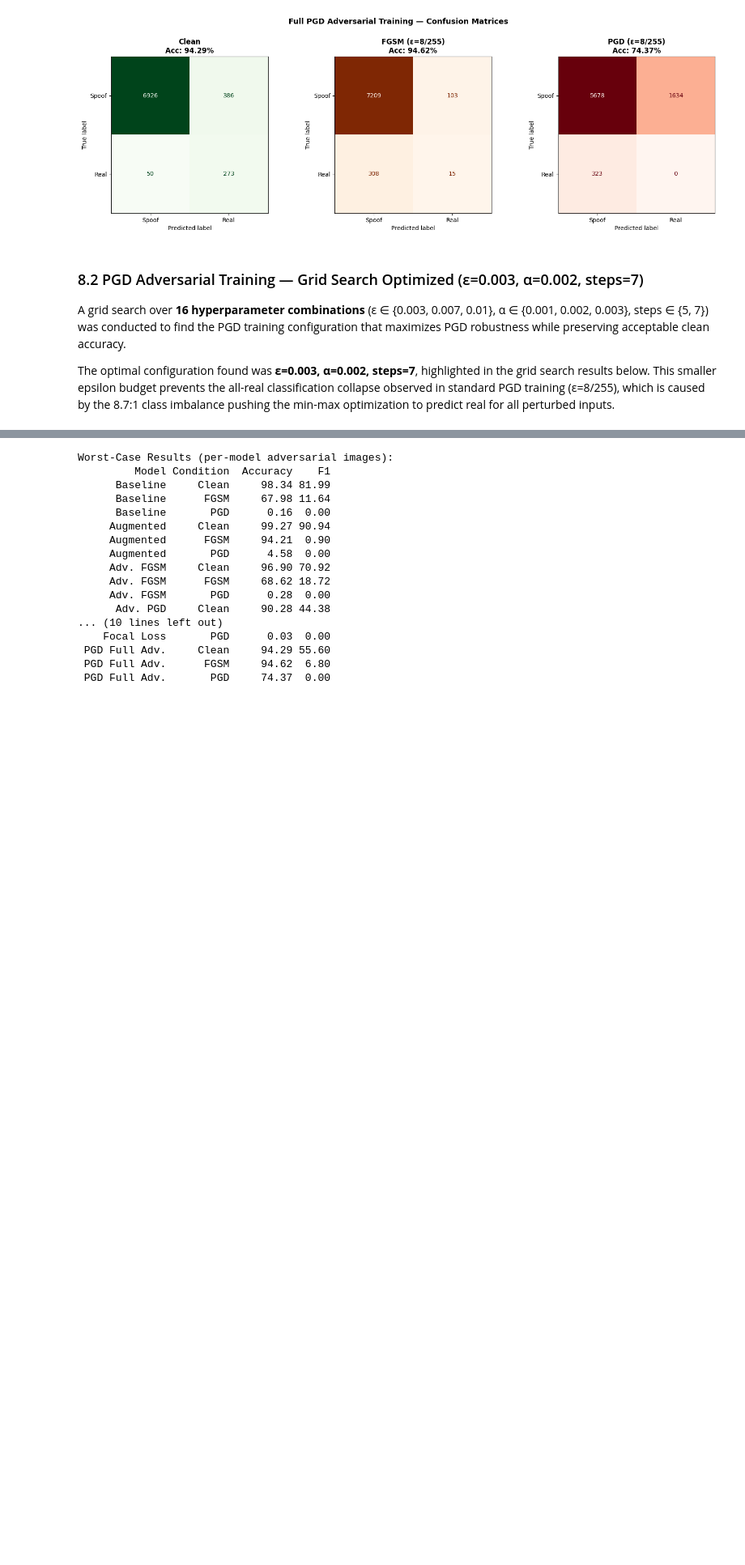
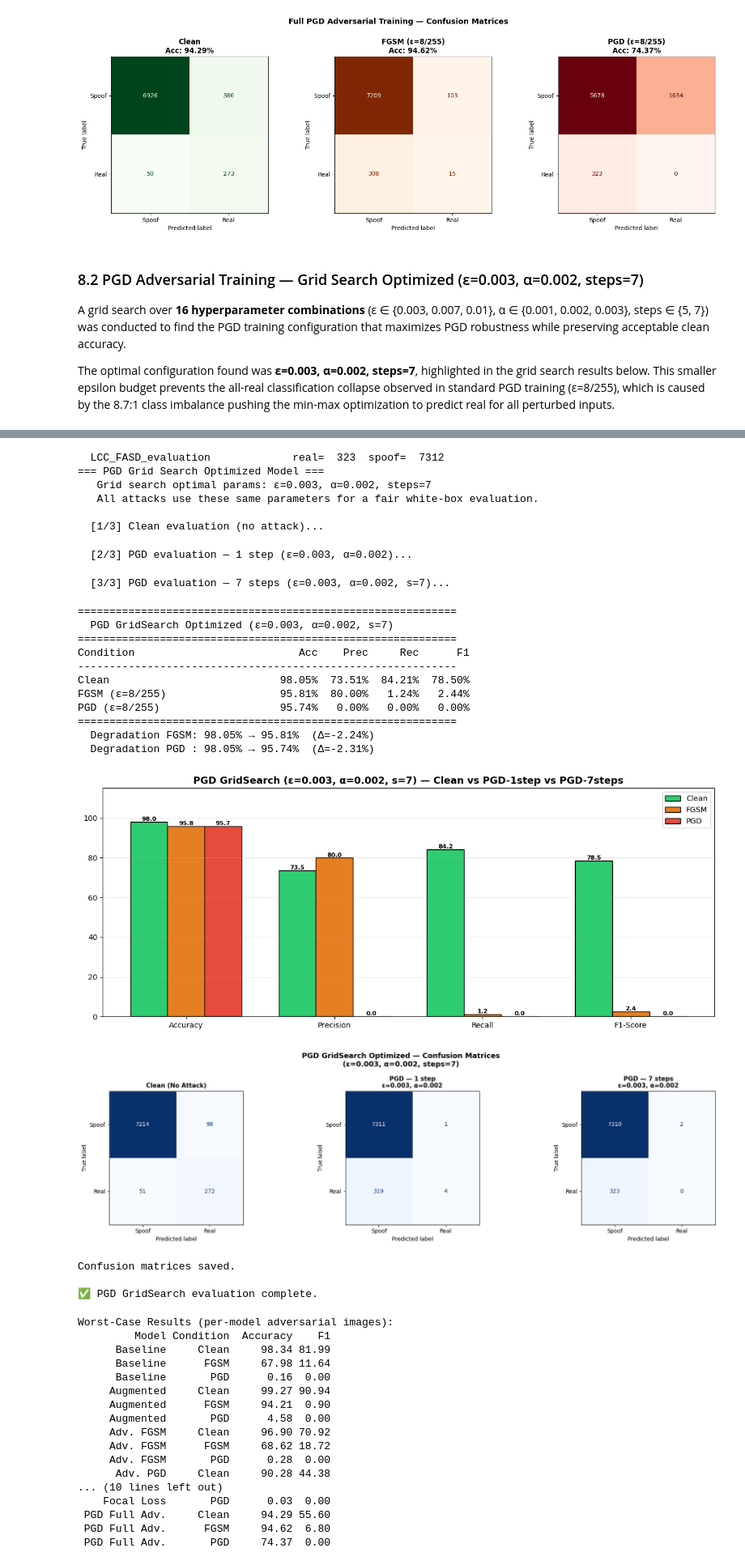
Before and after one commit to mariammouh/Computer-vision-project, a Jupyter notebook: adversarial-robustness-evaluation-for-face-anti-sp.ipynb, the cells around one changed output, grey strips where cells are left out. Shown at 81% size. Drawn from its saved outputs; the diff is of its cells as text; code cells hidden in the pictures; blank space fills up the shorter version.

Commit message:
Kaggle Notebook | Adversarial Robustness Evaluation for Face Anti-Sp | Version 9

```diff
--- a/adversarial-robustness-evaluation-for-face-anti-sp.ipynb
+++ b/adversarial-robustness-evaluation-for-face-anti-sp.ipynb
@@ -1289,7 +1252,7 @@ print("  → Highest PGD F1-Score (~55%) with clean accuracy ~97%")
 # ALL three evaluations (clean, attack-1, attack-2) use these same parameters.
 # Standard FGSM (ε=8/255) is NOT used here — this model was never trained
 # against it, so we evaluate under the same attack budget it was hardened against.
-
+test_loader      = build_test_loader()
 import gc
 
 GS_EPSILON   = 0.003
@@ -1339,33 +1302,58 @@ from sklearn.metrics import confusion_matrix, ConfusionMatrixDisplay
 
 fig, axes = plt.subplots(1, 3, figsize=(18, 5))
 fig.suptitle(
     f"PGD GridSearch Optimized — Confusion Matrices\n"
     f"(ε={GS_EPSILON}, α={GS_ALPHA}, steps={GS_NUM_STEPS})",
     fontsize=13, fontweight="bold"
 )
 
 titles = [
     "Clean (No Attack)",
     f"PGD — 1 step\nε={GS_EPSILON}, α={GS_ALPHA}",
     f"PGD — {GS_NUM_STEPS} steps\nε={GS_EPSILON}, α={GS_ALPHA}",
 ]
 results = [r_clean_gs, r_fgsm_gs, r_pgd_gs]
 
 for ax, title, res in zip(axes, titles, results):
     cm = confusion_matrix(res["labels"], res["preds"])
     disp = ConfusionMatrixDisplay(confusion_matrix=cm, display_labels=["Spoof", "Real"])
     disp.plot(ax=ax, colorbar=False, cmap="Blues")
     ax.set_title(title, fontweight="bold", fontsize=11)
 
 plt.tight_layout()
 plt.savefig("/kaggle/working/pgd_gridsearch_cm.png", dpi=150, bbox_inches="tight")
 plt.show()
 print("Confusion matrices saved.")
 
 del pgd_gs_model
 torch.cuda.empty_cache()
 gc.collect()
 print("\n✅ PGD GridSearch evaluation complete.")
+# %% [output]
+  LCC_FASD_evaluation             real=  323  spoof=  7312
+=== PGD Grid Search Optimized Model ===
+   Grid search optimal params: ε=0.003, α=0.002, steps=7
+   All attacks use these same parameters for a fair white-box evaluation.
+
+  [1/3] Clean evaluation (no attack)...
+  [2/3] PGD evaluation — 1 step (ε=0.003, α=0.002)...
+  [3/3] PGD evaluation — 7 steps (ε=0.003, α=0.002, s=7)...
+============================================================
+  PGD GridSearch Optimized (ε=0.003, α=0.002, s=7)
+============================================================
+Condition                          Acc    Prec     Rec      F1
+------------------------------------------------------------
+Clean                           98.05%  73.51%  84.21%  78.50%
+FGSM (ε=8/255)                  95.81%  80.00%   1.24%   2.44%
+PGD (ε=8/255)                   95.74%   0.00%   0.00%   0.00%
+============================================================
+  Degradation FGSM: 98.05% → 95.81%  (Δ=-2.24%)
+  Degradation PGD : 98.05% → 95.74%  (Δ=-2.31%)
+[figure, added]
+[figure, added]
+Confusion matrices saved.
+
+✅ PGD GridSearch evaluation complete.
 # %%
 # Collect pre-computed results for all models
 all_model_results = {
```
Also changed, not shown: parts of 2 cells of this notebook.
